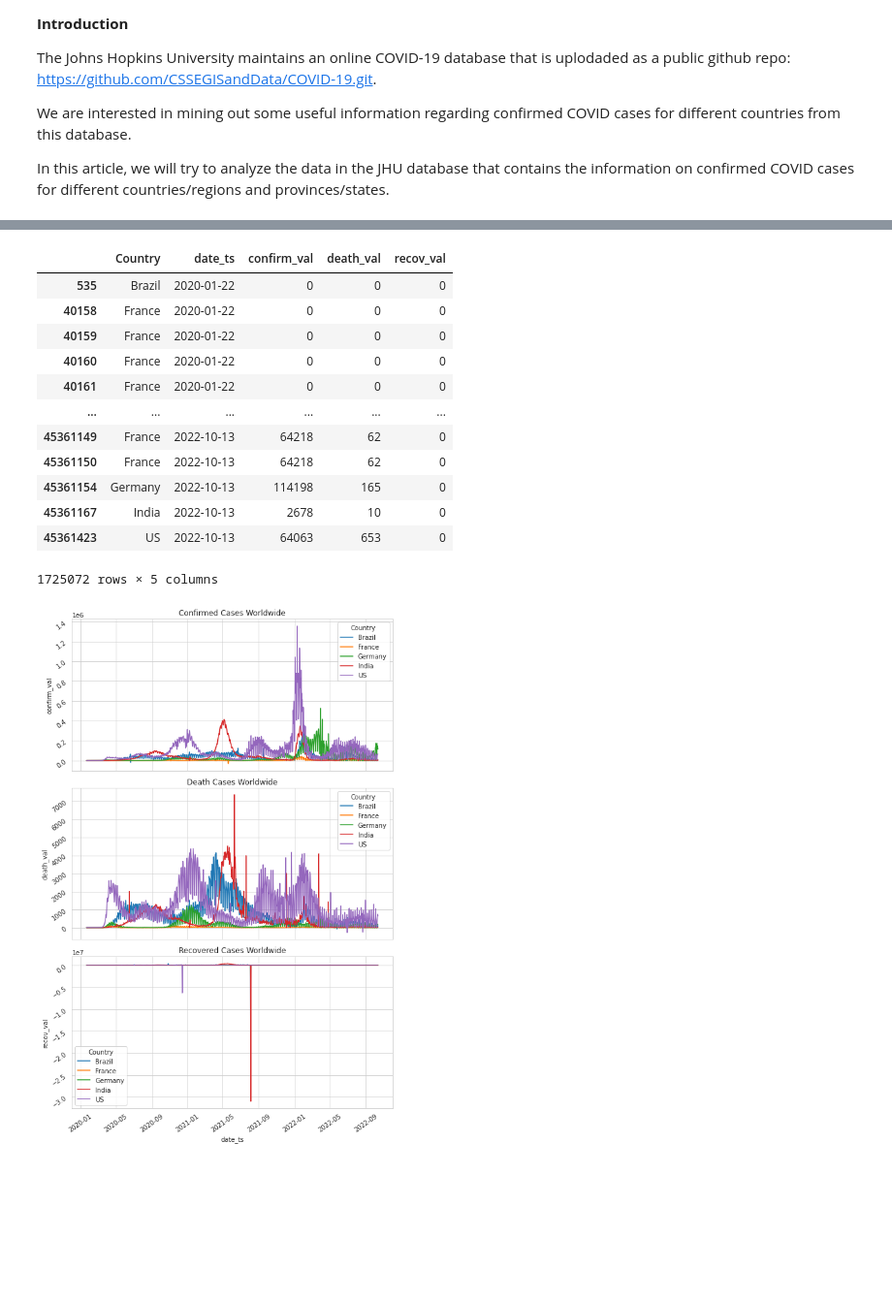
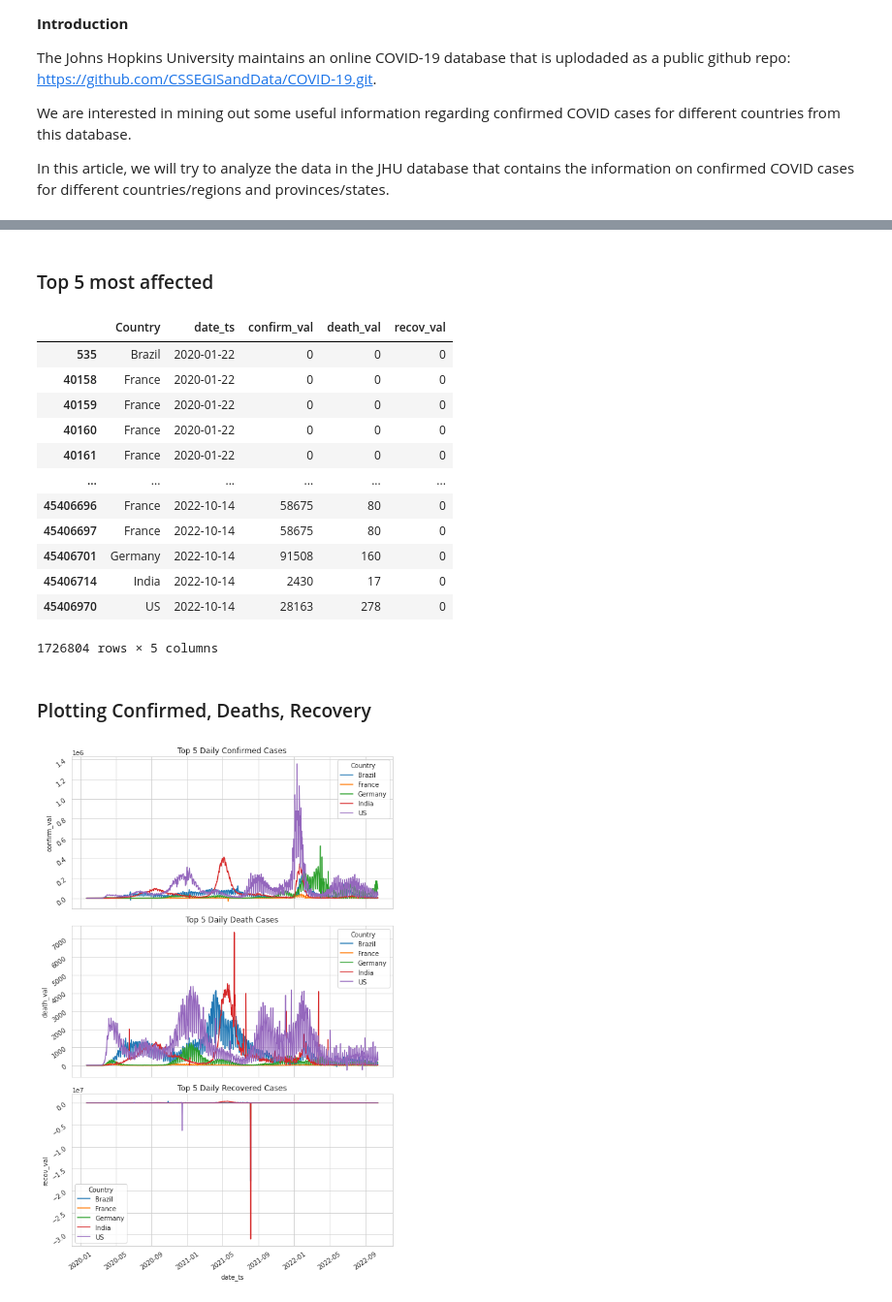
Before and after one commit to debanjansaha-git/Deb-NEU-DataAnalytics-Fall22, a Jupyter notebook: JohnHopkinsCovidData/JHU_Covid_Data.ipynb, the cells around one changed output, grey strips where cells are left out. Shown at 97% size. Cells and saved outputs as stored; diff of their text form; code cells hidden in the pictures; blank space fills up the shorter version.

```diff
--- a/JohnHopkinsCovidData/JHU_Covid_Data.ipynb
+++ b/JohnHopkinsCovidData/JHU_Covid_Data.ipynb
@@ -149,5 +163,8 @@ final_melt.tail()
+# %% [markdown]
+### Top 5 most affected
 # %%
-sub_df = final_melt[final_melt["Country"].isin(["India", "US", "France", "Brazil", "Germany"])]
+sub_df = final_melt[final_melt["Country"] \
+                    .isin(["India", "US", "France", "Brazil", "Germany"])].copy()
 sub_df
 # %% [output]
 |  | Country | date_ts | confirm_val | death_val | recov_val |
@@ -157,28 +174,30 @@ sub_df
 | 40160 | France | 2020-01-22 | 0 | 0 | 0 |
 | 40161 | France | 2020-01-22 | 0 | 0 | 0 |
 | ... | ... | ... | ... | ... | ... |
-| 45361149 | France | 2022-10-13 | 64218 | 62 | 0 |
-| 45361150 | France | 2022-10-13 | 64218 | 62 | 0 |
-| 45361154 | Germany | 2022-10-13 | 114198 | 165 | 0 |
-| 45361167 | India | 2022-10-13 | 2678 | 10 | 0 |
-| 45361423 | US | 2022-10-13 | 64063 | 653 | 0 |
+| 45406696 | France | 2022-10-14 | 58675 | 80 | 0 |
+| 45406697 | France | 2022-10-14 | 58675 | 80 | 0 |
+| 45406701 | Germany | 2022-10-14 | 91508 | 160 | 0 |
+| 45406714 | India | 2022-10-14 | 2430 | 17 | 0 |
+| 45406970 | US | 2022-10-14 | 28163 | 278 | 0 |
-1725072 rows × 5 columns
+1726804 rows × 5 columns
+# %% [markdown]
+### Plotting Confirmed, Deaths, Recovery
 # %%
 fig, axs =  plt.subplots(3, 1, figsize = (8, 12), squeeze=True, sharex=True)
 
 sns.lineplot(data=sub_df, x="date_ts", y="confirm_val", hue="Country", ax=axs[0])
 axs[0].tick_params(labelrotation = 35)
-axs[0].set_title("Confirmed Cases Worldwide")
+axs[0].set_title("Top 5 Daily Confirmed Cases")
 
 sns.lineplot(data=sub_df, x="date_ts", y="death_val", hue="Country", ax=axs[1])
 axs[1].tick_params(labelrotation = 35)
-axs[1].set_title("Death Cases Worldwide")
+axs[1].set_title("Top 5 Daily Death Cases")
 
 sns.lineplot(data=sub_df, x="date_ts", y="recov_val", hue="Country", ax=axs[2])
 axs[2].tick_params(labelrotation = 35)
-axs[2].set_title("Recovered Cases Worldwide")
+axs[2].set_title("Top 5 Daily Recovered Cases")
 
 plt.tight_layout()
 plt.show()
 # %% [output]
-[figure, old version]
+[figure, new version]
```
Also changed, not shown: parts of 16 cells of this notebook, 1 other file.
